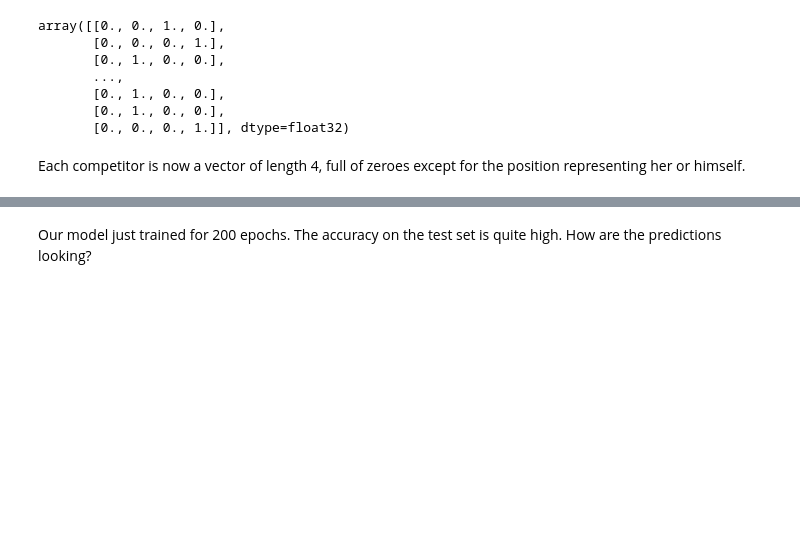
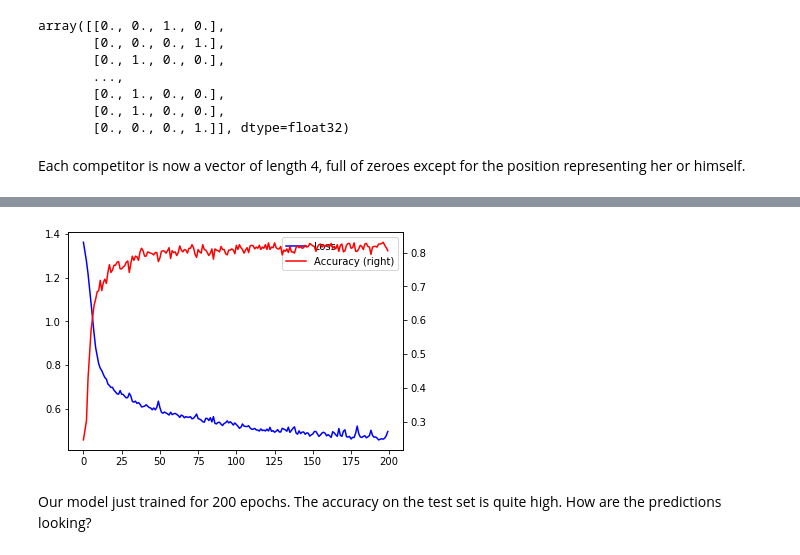
Before and after one commit to kbantoec/deep_learning, a Jupyter notebook: tf2/classification.ipynb, the cells around one changed output, grey strips where cells are left out. Cells and saved outputs as stored; diff of their text form; code cells hidden in the pictures; blank space fills up the shorter version.

```diff
--- a/tf2/classification.ipynb
+++ b/tf2/classification.ipynb
@@ -222,7 +224,7 @@ array([[0., 0., 1., 0.],
 packed_splits = train_test_split(coordinates, competitors, test_size=0.3, random_state=21)
 coord_train, coord_test, competitors_train, competitors_test = packed_splits
 # %%
-model.fit(coord_train, competitors_train, epochs=200, verbose=0)
+history = model.fit(coord_train, competitors_train, epochs=200, verbose=0)
 accuracy = model.evaluate(coord_test, competitors_test)[1]
 print('Accuracy:', accuracy)
 # %% [output]
@@ -231,3 +233,10 @@ Accuracy: 0.762499988079071
+# %%
+darts_history = pd.DataFrame(history.history)
+darts_history.loss.plot(c='b', label='Loss', legend=True)
+darts_history.accuracy.plot(c='r', secondary_y=True, label='Accuracy', legend=True)
+plt.show()
+# %% [output]
+[figure, added]
 # %% [markdown]
 Our model just trained for 200 epochs. The accuracy on the test set is quite high. How are the predictions looking?
 # %%
```
Also changed, not shown: parts of 18 cells of this notebook.
